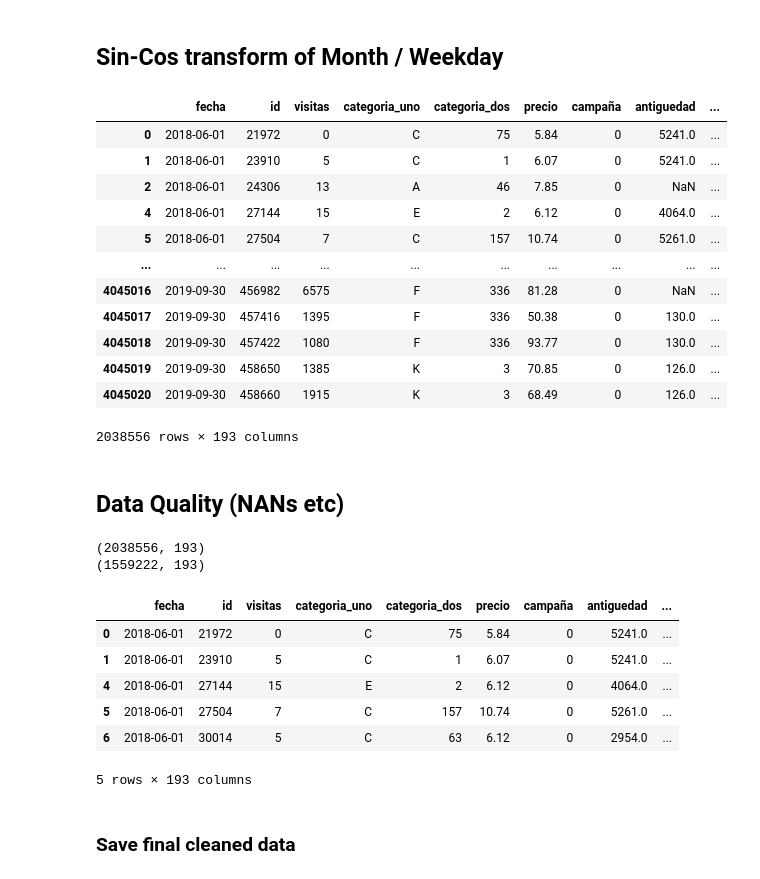
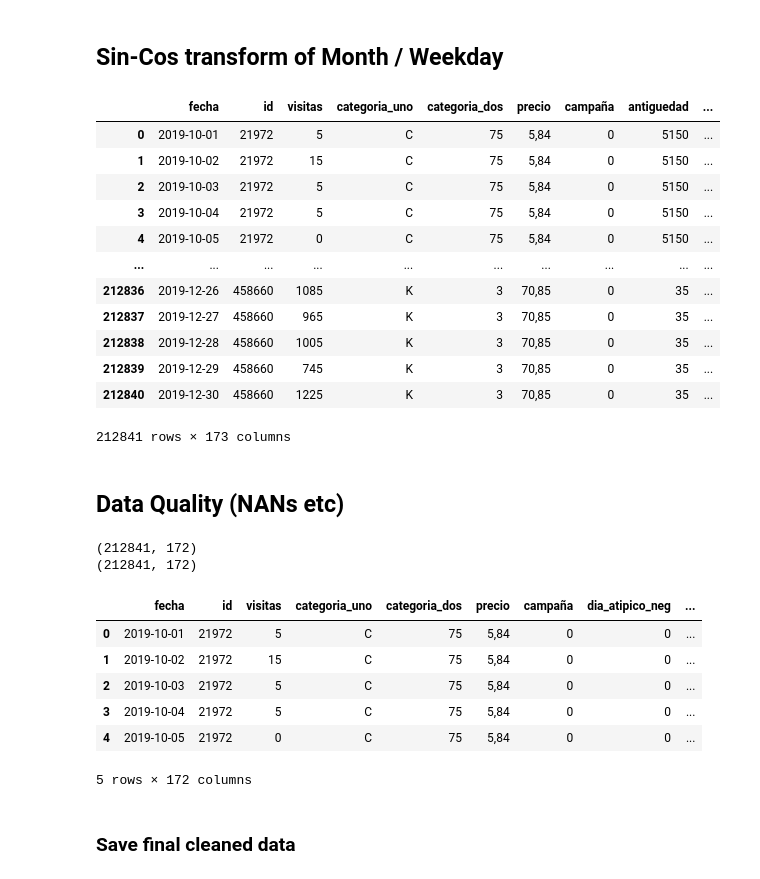
Before and after one commit to Nerucius/2021.ubdatathon, a Jupyter notebook: 1. EDA + Feature Engineering.ipynb, the cells around one changed output. Cells and saved outputs as stored; diff of their text form; code cells hidden in the pictures.

```diff
--- a/1. EDA + Feature Engineering.ipynb
+++ b/1. EDA + Feature Engineering.ipynb
@@ -55,3 +65,8 @@ df.loc[df.fecha.dt.year == 2016, "fecha"] = df["fecha"] + pd.offsets.DateOffset(
+# %%
+# MODELAR (CLEAN)
+df = pd.read_csv(
+    'data/Estimar2_clean.txt', parse_dates=[0]
+)
 # %%
 print(df.shape)
 df = df.drop_duplicates()
@@ -212,37 +219,37 @@ df_fe['month_cos'] = np.cos((month_con-1) * (2*np.pi/12))
 df_fe
 # %% [output]
 |  | fecha | id | visitas | categoria_uno | categoria_dos | precio | campaña | antiguedad | ... |
-| 0 | 2018-06-01 | 21972 | 0 | C | 75 | 5.84 | 0 | 5241.0 | ... |
-| 1 | 2018-06-01 | 23910 | 5 | C | 1 | 6.07 | 0 | 5241.0 | ... |
-| 2 | 2018-06-01 | 24306 | 13 | A | 46 | 7.85 | 0 | NaN | ... |
-| 4 | 2018-06-01 | 27144 | 15 | E | 2 | 6.12 | 0 | 4064.0 | ... |
-| 5 | 2018-06-01 | 27504 | 7 | C | 157 | 10.74 | 0 | 5261.0 | ... |
+| 0 | 2019-10-01 | 21972 | 5 | C | 75 | 5,84 | 0 | 5150 | ... |
+| 1 | 2019-10-02 | 21972 | 15 | C | 75 | 5,84 | 0 | 5150 | ... |
+| 2 | 2019-10-03 | 21972 | 5 | C | 75 | 5,84 | 0 | 5150 | ... |
+| 3 | 2019-10-04 | 21972 | 5 | C | 75 | 5,84 | 0 | 5150 | ... |
+| 4 | 2019-10-05 | 21972 | 0 | C | 75 | 5,84 | 0 | 5150 | ... |
 | ... | ... | ... | ... | ... | ... | ... | ... | ... | ... |
-| 4045016 | 2019-09-30 | 456982 | 6575 | F | 336 | 81.28 | 0 | NaN | ... |
-| 4045017 | 2019-09-30 | 457416 | 1395 | F | 336 | 50.38 | 0 | 130.0 | ... |
-| 4045018 | 2019-09-30 | 457422 | 1080 | F | 336 | 93.77 | 0 | 130.0 | ... |
-| 4045019 | 2019-09-30 | 458650 | 1385 | K | 3 | 70.85 | 0 | 126.0 | ... |
-| 4045020 | 2019-09-30 | 458660 | 1915 | K | 3 | 68.49 | 0 | 126.0 | ... |
+| 212836 | 2019-12-26 | 458660 | 1085 | K | 3 | 70,85 | 0 | 35 | ... |
+| 212837 | 2019-12-27 | 458660 | 965 | K | 3 | 70,85 | 0 | 35 | ... |
+| 212838 | 2019-12-28 | 458660 | 1005 | K | 3 | 70,85 | 0 | 35 | ... |
+| 212839 | 2019-12-29 | 458660 | 745 | K | 3 | 70,85 | 0 | 35 | ... |
+| 212840 | 2019-12-30 | 458660 | 1225 | K | 3 | 70,85 | 0 | 35 | ... |
-2038556 rows × 193 columns
+212841 rows × 173 columns
 # %% [markdown]
 ## Data Quality (NANs etc)
 # %%
-# df_fe = df_fe.drop(["antiguedad"], axis=1, errors='ignore')
+df_fe = df_fe.drop(["antiguedad"], axis=1, errors='ignore')
 
 print(df_fe.shape)
 df_fe_no_nans = df_fe.dropna(how='any', inplace=False)
 print(df_fe_no_nans.shape)
 df_fe_no_nans[:5]
 # %% [output]
-(2038556, 193)
-(1559222, 193)
+(212841, 172)
+(212841, 172)
-|  | fecha | id | visitas | categoria_uno | categoria_dos | precio | campaña | antiguedad | ... |
-| 0 | 2018-06-01 | 21972 | 0 | C | 75 | 5.84 | 0 | 5241.0 | ... |
-| 1 | 2018-06-01 | 23910 | 5 | C | 1 | 6.07 | 0 | 5241.0 | ... |
-| 4 | 2018-06-01 | 27144 | 15 | E | 2 | 6.12 | 0 | 4064.0 | ... |
-| 5 | 2018-06-01 | 27504 | 7 | C | 157 | 10.74 | 0 | 5261.0 | ... |
-| 6 | 2018-06-01 | 30014 | 5 | C | 63 | 6.12 | 0 | 2954.0 | ... |
+|  | fecha | id | visitas | categoria_uno | categoria_dos | precio | campaña | dia_atipico_neg | ... |
+| 0 | 2019-10-01 | 21972 | 5 | C | 75 | 5,84 | 0 | 0 | ... |
+| 1 | 2019-10-02 | 21972 | 15 | C | 75 | 5,84 | 0 | 0 | ... |
+| 2 | 2019-10-03 | 21972 | 5 | C | 75 | 5,84 | 0 | 0 | ... |
+| 3 | 2019-10-04 | 21972 | 5 | C | 75 | 5,84 | 0 | 0 | ... |
+| 4 | 2019-10-05 | 21972 | 0 | C | 75 | 5,84 | 0 | 0 | ... |
-5 rows × 193 columns
+5 rows × 172 columns
 # %% [markdown]
 ### Save final cleaned data
 # %%
```
Also changed, not shown: parts of 13 cells of this notebook.
